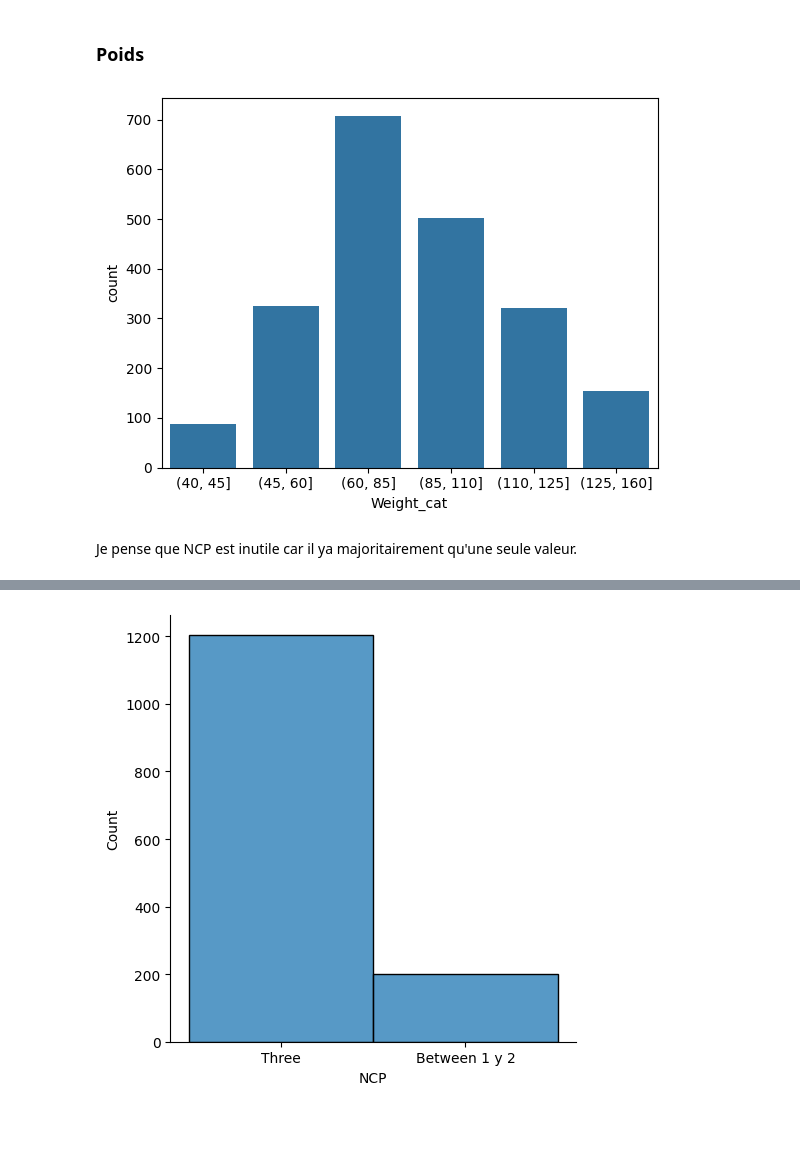
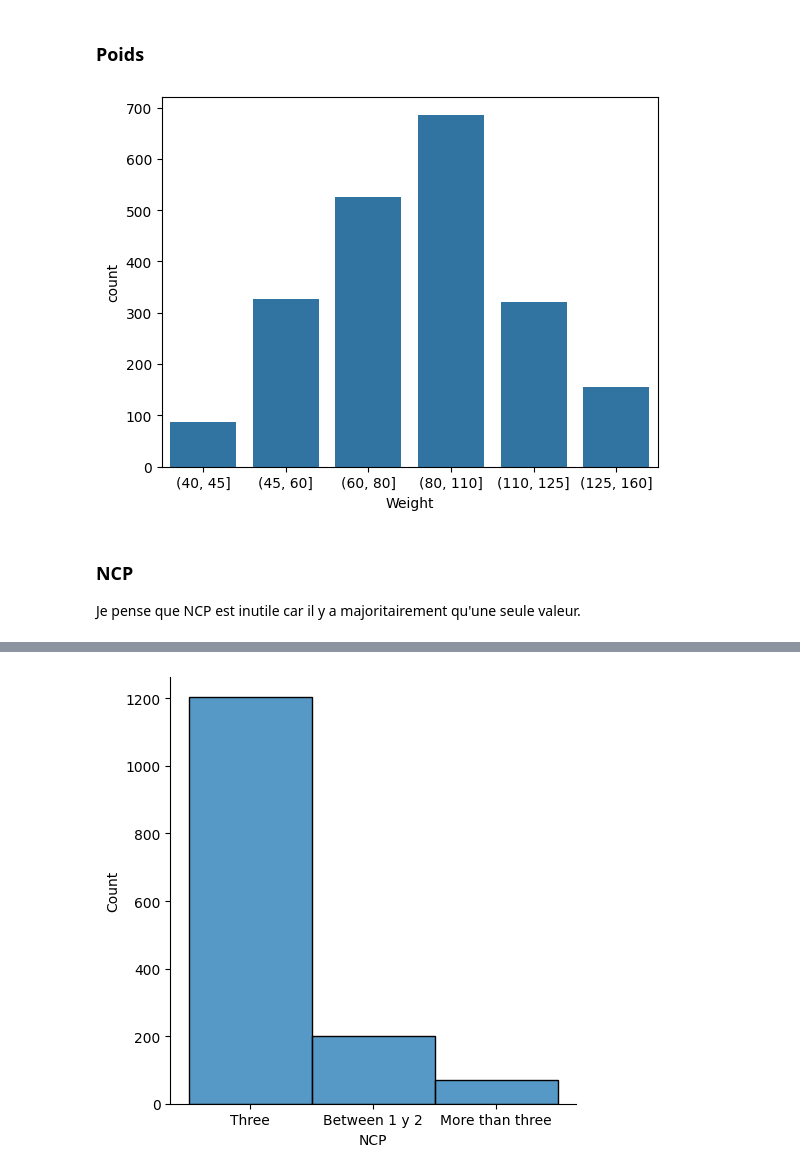
Before and after one commit to matteodcr/mgl869, a Jupyter notebook: notebook.ipynb, the cells around one changed output, grey strips where cells are left out. Drawn from its saved outputs; the diff is of its cells as text; code cells hidden in the pictures; blank space fills up the shorter version.

```diff
--- a/notebook.ipynb
+++ b/notebook.ipynb
@@ -34,0 +44,5 @@ df
+# %%
+df2["family_history_with_overweight"] = df["family_history_with_overweight"].apply(lambda v: v == "yes")
+df2["FAVC"] = df["FAVC"].apply(lambda v: v == "yes")
+df2["SMOKE"] = df["SMOKE"].apply(lambda v: v == "yes")
+df2["SCC"] = df["SCC"].apply(lambda v: v == "yes")
@@ -47,9 +63,8 @@ df.describe()
 # %% [markdown]
 ### Age
 # %%
-df2 = pd.DataFrame(df)
 interval = (14,18, 20, 25, 30, 35, 60)
-df2["Age_cat"] = pd.cut(df['Age'], interval)
-sns.countplot(data=df2, x='Age_cat')
+df2["Age"] = pd.cut(df2['Age'], interval)
+sns.countplot(data=df2, x='Age')
 plt.show()
 # %% [output]
@@ -58,7 +73,7 @@ plt.show()
 ### Taille
 # %%
 interval = (1,1.6,1.70, 1.80,2)
-df2["Height_cat"] = pd.cut(df['Height'], interval)
-sns.countplot(data=df2, x='Height_cat')
+df2["Height"] = pd.cut(df2['Height'], interval)
+sns.countplot(data=df2, x='Height')
 plt.show()
 # %% [output]
@@ -66,19 +81,20 @@ plt.show()
 # %% [markdown]
 ### Poids
 # %%
-interval = (40,45,60,85,110, 125,160)
-df2["Weight_cat"] = pd.cut(df['Weight'], interval)
-sns.countplot(data=df2, x='Weight_cat')
+interval = (40,45,60,80,110, 125,160)
+df2["Weight"] = pd.cut(df2['Weight'], interval)
+sns.countplot(data=df2, x='Weight')
 plt.show()
 # %% [output]
-[figure, old version]
+[figure, new version]
 # %% [markdown]
-Je pense que NCP est inutile car il ya majoritairement qu'une seule valeur.
+### NCP
+Je pense que NCP est inutile car il y a majoritairement qu'une seule valeur.
 # %%
-print(df['NCP'].value_counts())
+print(df2['NCP'].value_counts())
 map_dict = {1.0: 'Between 1 y 2', 3.0: 'Three', 4.0: 'More than three'}
-df2 = df2[df2['NCP'].isin([1, 3, 4])].replace(map_dict)
-
+df2 = df2[df2['NCP'].isin(map_dict.keys())]
+df2['NCP'] = df2['NCP'].replace(map_dict)
 
 print(df2['NCP'].value_counts())
 sns.displot(df2['NCP'])
@@ -103,3 +120,3 @@ Between 1 y 2     199
 Name: count, dtype: int64
-[figure, old version]
+[figure, new version]
 # %% [markdown]
```
Also changed, not shown: parts of 24 cells of this notebook.
